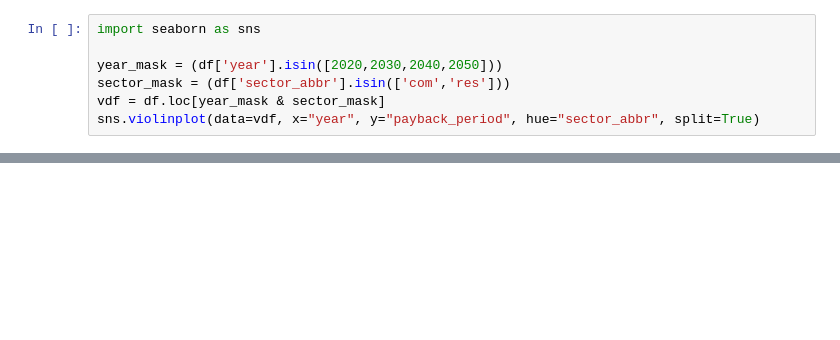
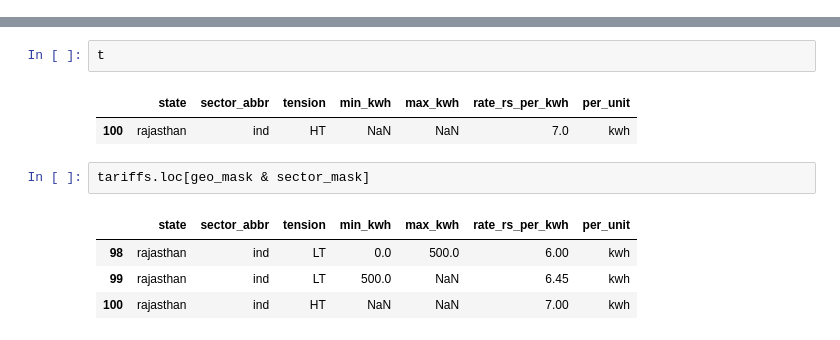
Before and after one commit to jmarinpi/dgen_globetrotter, a Jupyter notebook: agent_inspect.ipynb, the cells around one changed output, grey strips where cells are left out. Saved outputs shown, nothing was run; the diff lists cells and outputs as text; blank space fills up the shorter version.

Commit message:
CSTEP tariff integration

```diff
--- a/agent_inspect.ipynb
+++ b/agent_inspect.ipynb
@@ -3,8 +5 @@ import pandas as pd
 df = pd.read_csv('runs/results_20200914_124022/india_base/agent_outputs.csv')
-# %%
-import seaborn as sns
-
-year_mask = (df['year'].isin([2020,2030,2040,2050]))
-sector_mask = (df['sector_abbr'].isin(['com','res']))
-vdf = df.loc[year_mask & sector_mask]
-sns.violinplot(data=vdf, x="year", y="payback_period", hue="sector_abbr", split=True)
@@ -83,0 +72,12 @@ merged.to_csv(os.path.join('india_base','pv_state_starting_capacities.csv'), ind
+# %%
+t
+# %% [output]
+|  | state | sector_abbr | tension | min_kwh | max_kwh | rate_rs_per_kwh | per_unit |
+| 100 | rajasthan | ind | HT | NaN | NaN | 7.0 | kwh |
+# %%
+tariffs.loc[geo_mask & sector_mask]
+# %% [output]
+|  | state | sector_abbr | tension | min_kwh | max_kwh | rate_rs_per_kwh | per_unit |
+| 98 | rajasthan | ind | LT | 0.0 | 500.0 | 6.00 | kwh |
+| 99 | rajasthan | ind | LT | 500.0 | NaN | 6.45 | kwh |
+| 100 | rajasthan | ind | HT | NaN | NaN | 7.00 | kwh |
```
Also changed, not shown: parts of 6 cells of this notebook, 22 other files.
